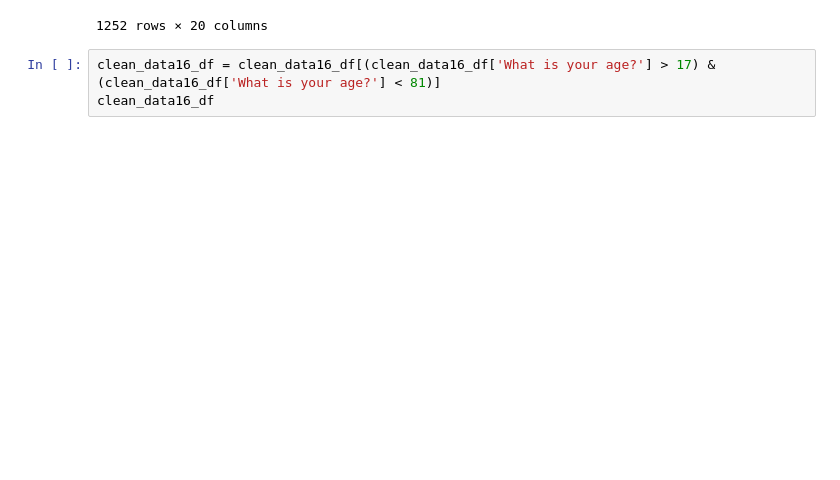
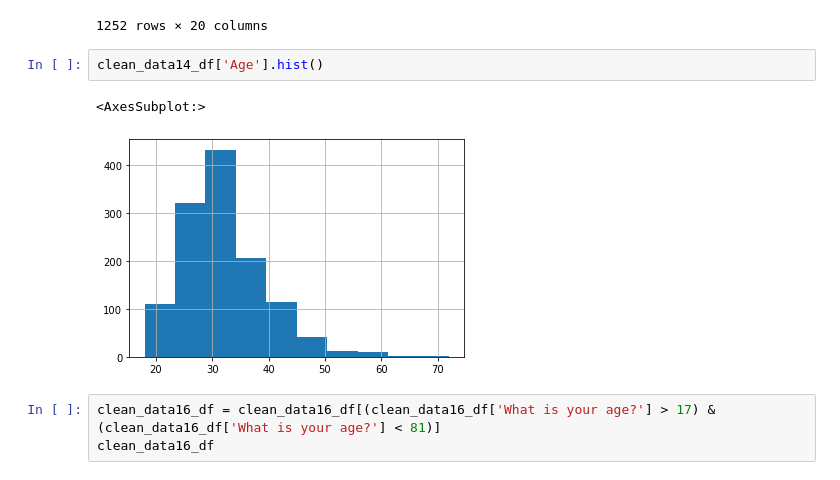
Before and after one commit to MDaily7/Life-Expectancy-In-the-US, a Jupyter notebook: Clean_Survey_Data.ipynb, the cells around one changed output. Saved outputs shown, nothing was run; the diff lists cells and outputs as text; blank space fills up the shorter version.

Commit message:
update clean_survey_data file

```diff
--- a/Clean_Survey_Data.ipynb
+++ b/Clean_Survey_Data.ipynb
@@ -160,6 +161,11 @@ clean_data14_df
 | 1258 | 25 | Male | United States | IL | No | Yes | ... |
 | 1259 | 41 | Male | Australia | NaN | No | No | ... |
 1252 rows × 20 columns
+# %%
+clean_data14_df['Age'].hist()
+# %% [output]
+<AxesSubplot:>
+[figure, added]
 # %%
 clean_data16_df = clean_data16_df[(clean_data16_df['What is your age?'] > 17) & (clean_data16_df['What is your age?'] < 81)]
 clean_data16_df
```
Also changed, not shown: parts of 10 cells of this notebook.
